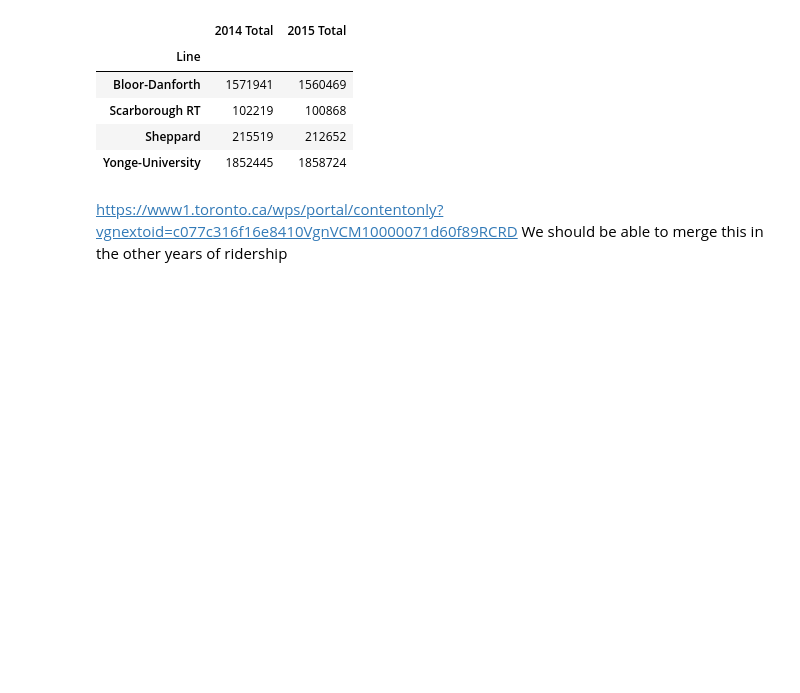
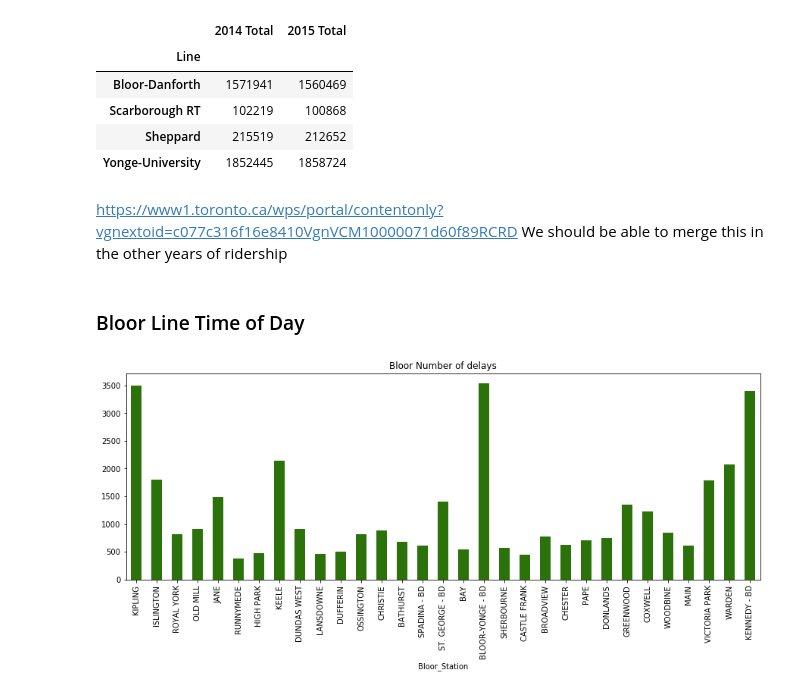
Before and after one commit to cllopes/scs-3250-tcc, a Jupyter notebook: Cindy/3_Stations.ipynb, the cells around one changed output. Drawn from its saved outputs; the diff is of its cells as text; code cells hidden in the pictures; blank space fills up the shorter version.

```diff
--- a/Cindy/3_Stations.ipynb
+++ b/Cindy/3_Stations.ipynb
@@ -386,3 +389,22 @@ line_ridership
 # %% [markdown]
 https://www1.toronto.ca/wps/portal/contentonly?vgnextoid=c077c316f16e8410VgnVCM10000071d60f89RCRD
 We should be able to merge this in the other years of ridership
+# %% [markdown]
+### Bloor Line Time of Day
+# %%
+bloor_ordered = [
+    'KIPLING', 'ISLINGTON', 'ROYAL YORK', 'OLD MILL', 'JANE', 'RUNNYMEDE',
+    'HIGH PARK', 'KEELE', 'DUNDAS WEST', 'LANSDOWNE', 'DUFFERIN', 'OSSINGTON',
+    'CHRISTIE', 'BATHURST', 'SPADINA - BD', 'ST. GEORGE - BD', 'BAY', 'BLOOR-YONGE - BD',
+    'SHERBOURNE', 'CASTLE FRANK', 'BROADVIEW', 'CHESTER', 'PAPE', 'DONLANDS',
+    'GREENWOOD', 'COXWELL', 'WOODBINE', 'MAIN', 'VICTORIA PARK',
+    'WARDEN', 'KENNEDY - BD']
+
+bloor_delays = ttc[ttc['Station'].isin(bloor_ordered)].copy()
+bloor_delays['Bloor_Station'] = pd.Categorical(bloor_delays['Station'], categories=bloor_ordered, ordered=True)
+# %%
+bloor_size = bloor_delays.groupby('Bloor_Station').size()
+bloor_size.plot.bar(color=bloor_color, figsize=[15,5], title='Bloor Number of delays')
+plt.show()
+# %% [output]
+[figure, added]
```
Also changed, not shown: parts of 32 cells of this notebook, 2 other files.
